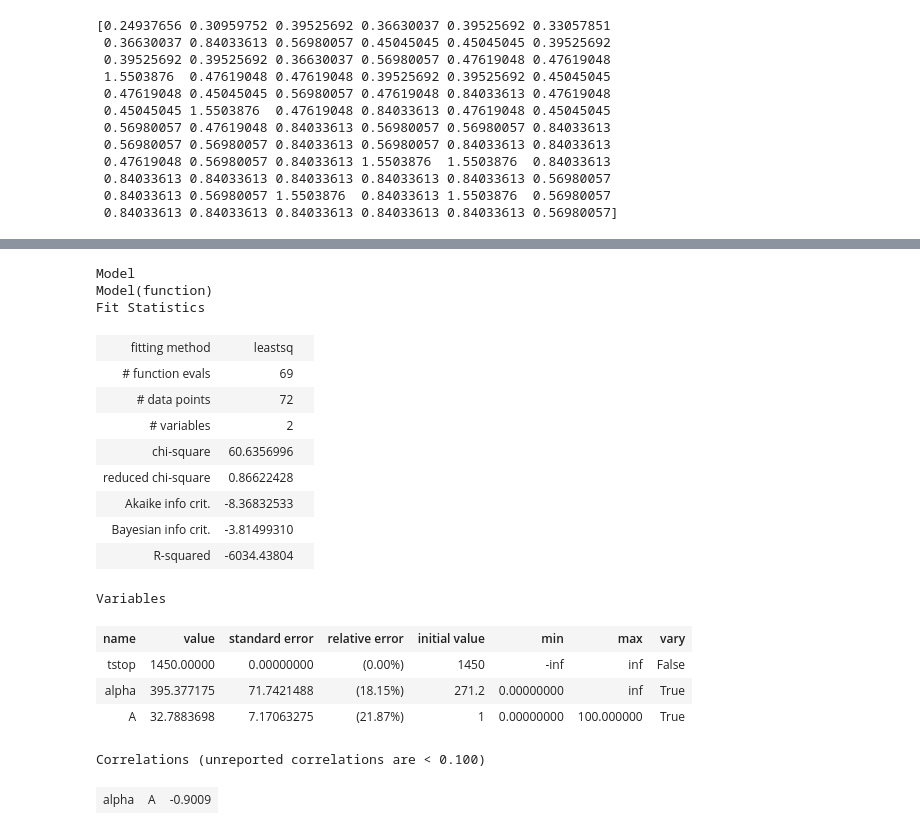
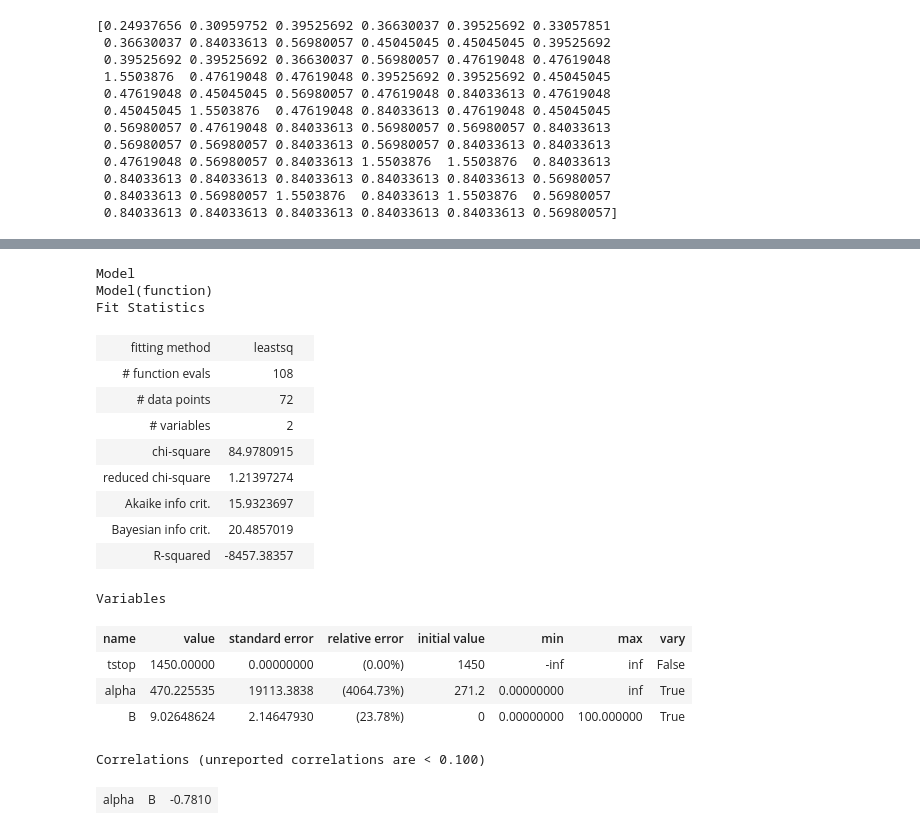
Before and after one commit to villano-lab/thermal-flux_paper2023, a Jupyter notebook: PlotSCDMSCfData-April-ANV-Buggy.ipynb, the cells around one changed output, grey strips where cells are left out. Drawn from its saved outputs; the diff is of its cells as text; code cells hidden in the pictures.

```diff
--- a/PlotSCDMSCfData-April-ANV-Buggy.ipynb
+++ b/PlotSCDMSCfData-April-ANV-Buggy.ipynb
@@ -131,8 +131,8 @@ print(weight)
  0.84033613 0.56980057 1.5503876  0.84033613 1.5503876  0.56980057
  0.84033613 0.84033613 0.84033613 0.84033613 0.84033613 0.56980057]
 # %%
-def function(t, tstop, alpha, A):
-    return(A*np.exp(-t/alpha)/(alpha*(1-np.exp(-tstop/alpha)))+(1/A-1)/tstop)
+def function(t, tstop, alpha, B):
+    return(((1/(1+B))*np.exp(-t/alpha)/(alpha*(1-np.exp(-tstop/alpha)))+(B)/tstop))
 
 #print(function(1,2,3,4))
 fig,axes = plt.subplots(1,1, figsize=(9,8))
@@ -144,6 +144,6 @@ ax1.errorbar(thing, counts, yerr=[ntot_minus,ntot_plus], marker='o', markersize=
 x = np.linspace(500,1450,num=100)
 print (function(x,1450,271.2,1))
 
-ax1.plot(x,10000*function(x,1450,271.2,1))
+ax1.plot(x,function(x,1450,271.2,0))
 plt.show(fig)
 # %% [output]
@@ -168,40 +168,40 @@ plt.show(fig)
 # %%
 f_mod = lm.Model(function)
 f_params = f_mod.make_params()               # define parameters
 
 f_params.add('alpha',     vary=True,  value=271.2, min=0)  # half life
 
 # amplitude
-f_params.add('A', vary=True,  value=1,      min=0,max=100)
+f_params.add('B', vary=True,  value=0,      min=0,max=100)
 # time
 f_params.add('tstop',  vary=False,  value=1450)
 
 #do the fitting
 counts1 = counts/np.sum(counts)
 weight1 = weight*np.sum(counts)
 f_fit = f_mod.fit(counts1, f_params, t = thing, weights = weight1)
 
 f_fit
 # %% [output]
 Model
 Model(function)
 Fit Statistics
 | fitting method | leastsq |  |
-| # function evals | 69 |  |
+| # function evals | 108 |  |
 | # data points | 72 |  |
 | # variables | 2 |  |
-| chi-square | 60.6356996 |  |
-| reduced chi-square | 0.86622428 |  |
-| Akaike info crit. | -8.36832533 |  |
-| Bayesian info crit. | -3.81499310 |  |
-| R-squared | -6034.43804 |  |
+| chi-square | 84.9780915 |  |
+| reduced chi-square | 1.21397274 |  |
+| Akaike info crit. | 15.9323697 |  |
+| Bayesian info crit. | 20.4857019 |  |
+| R-squared | -8457.38357 |  |
 Variables
 | name | value | standard error | relative error | initial value | min | max | vary |
 | tstop | 1450.00000 | 0.00000000 | (0.00%) | 1450 | -inf | inf | False |
-| alpha | 395.377175 | 71.7421488 | (18.15%) | 271.2 | 0.00000000 | inf | True |
-| A | 32.7883698 | 7.17063275 | (21.87%) | 1 | 0.00000000 | 100.000000 | True |
+| alpha | 470.225535 | 19113.3838 | (4064.73%) | 271.2 | 0.00000000 | inf | True |
+| B | 9.02648624 | 2.14647930 | (23.78%) | 0 | 0.00000000 | 100.000000 | True |
 Correlations (unreported correlations are < 0.100)
-| alpha | A | -0.9009 |
+| alpha | B | -0.7810 |
 # %%
 fig,axes = plt.subplots(1,1, figsize=(9,8))
 
```
Also changed, not shown: parts of 2 cells of this notebook.
